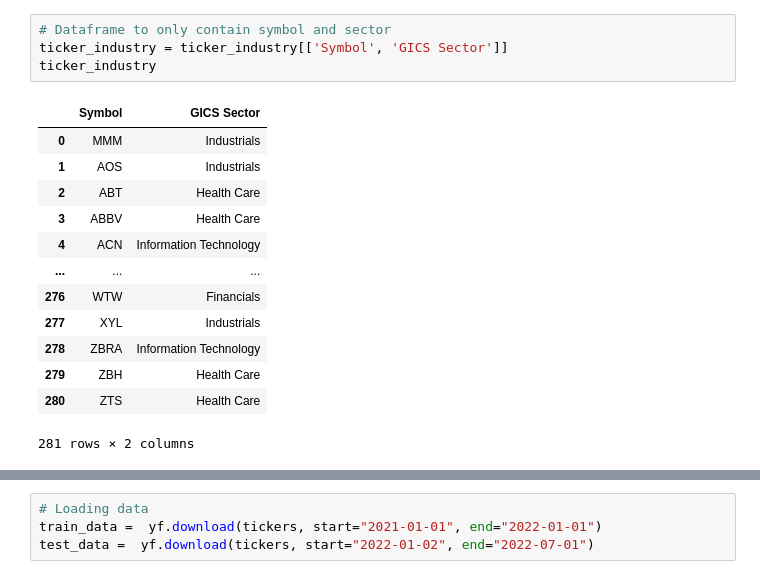
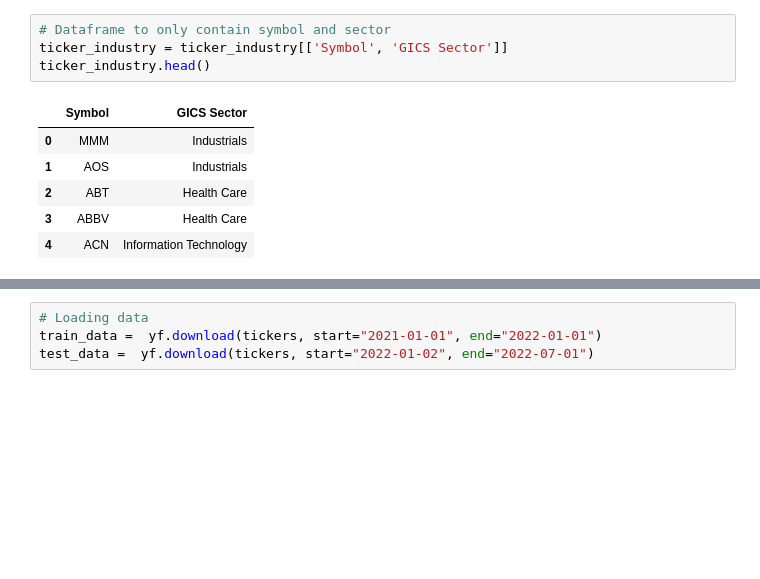
Before and after one commit to ACquantclub/Pairs-Trading-of-Stocks-and-Portfolios, a Jupyter notebook: Euclidean_Pairs_Trading_Project/making_pairs.ipynb, the cells around one changed output, grey strips where cells are left out. Drawn from its saved outputs; the diff is of its cells as text; blank space fills up the shorter version.

```diff
--- a/Euclidean_Pairs_Trading_Project/making_pairs.ipynb
+++ b/Euclidean_Pairs_Trading_Project/making_pairs.ipynb
@@ -69,18 +44,11 @@ ticker_industry
 # %%
 # Dataframe to only contain symbol and sector
 ticker_industry = ticker_industry[['Symbol', 'GICS Sector']]
-ticker_industry
+ticker_industry.head()
 # %% [output]
 |  | Symbol | GICS Sector |
 | 0 | MMM | Industrials |
 | 1 | AOS | Industrials |
 | 2 | ABT | Health Care |
 | 3 | ABBV | Health Care |
 | 4 | ACN | Information Technology |
-| ... | ... | ... |
-| 276 | WTW | Financials |
-| 277 | XYL | Industrials |
-| 278 | ZBRA | Information Technology |
-| 279 | ZBH | Health Care |
-| 280 | ZTS | Health Care |
-281 rows × 2 columns
```
Also changed, not shown: parts of 24 cells of this notebook.
